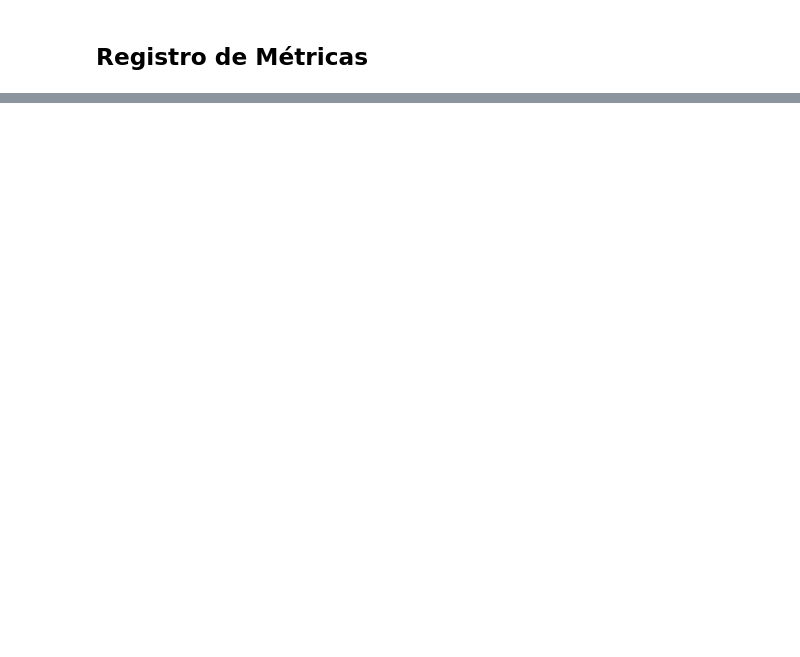
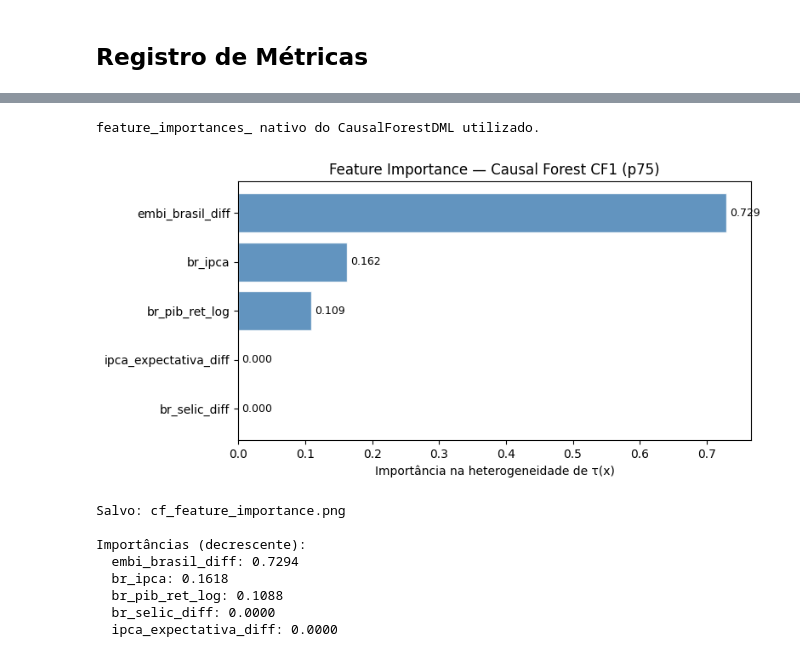
Before and after one commit to LucaoCodes/TCC, a Jupyter notebook: notebooks/06_causal_forest.ipynb, the cells around one changed output, grey strips where cells are left out. Drawn from its saved outputs; the diff is of its cells as text; code cells hidden in the pictures; blank space fills up the shorter version.

```diff
--- a/notebooks/06_causal_forest.ipynb
+++ b/notebooks/06_causal_forest.ipynb
@@ -163,0 +628,34 @@ ATE: -0.000002  IC 95%: [-0.004325, 0.004322]
+# %%
+# ── Feature importance do τ(x) ────────────────────────────────────────────
+r = resultados['p75']; cf,covs = r['cf'],r['covs']
+try:
+    fi = cf.feature_importances_
+    print("feature_importances_ nativo do CausalForestDML utilizado.")
+except AttributeError:
+    from sklearn.inspection import permutation_importance as _pi
+    pi = _pi(cf,r['X_te'],r['cate'],n_repeats=10,random_state=RANDOM_SEED)
+    fi = pi.importances_mean; print("Permutation importance (fallback).")
+fi_df = pd.DataFrame({'feature':covs,'importance':fi}).sort_values('importance')
+fig,ax = plt.subplots(figsize=(8,4))
+bars = ax.barh(fi_df['feature'],fi_df['importance'],color='steelblue',edgecolor='white',alpha=0.85)
+ax.set_xlabel('Importância na heterogeneidade de τ(x)')
+ax.set_title('Feature Importance — Causal Forest CF1 (p75)')
+ax.bar_label(bars,fmt='%.3f',padding=3,fontsize=9)
+plt.tight_layout()
+plt.savefig(str(FIGS_DIR/"cf_feature_importance.png"),dpi=150,bbox_inches="tight"); plt.show()
+print("Salvo: cf_feature_importance.png")
+print("\nImportâncias (decrescente):")
+for _,row in fi_df.sort_values('importance',ascending=False).iterrows():
+    print(f"  {row['feature']}: {row['importance']:.4f}")
+_FI = fi_df.sort_values('importance',ascending=False)[['feature','importance']].values.tolist()
+# %% [output]
+feature_importances_ nativo do CausalForestDML utilizado.
+[figure, added]
+Salvo: cf_feature_importance.png
+
+Importâncias (decrescente):
+  embi_brasil_diff: 0.7294
+  br_ipca: 0.1618
+  br_pib_ret_log: 0.1088
+  br_selic_diff: 0.0000
+  ipca_expectativa_diff: 0.0000
```
Also changed, not shown: parts of 25 cells of this notebook, 8 other files.
